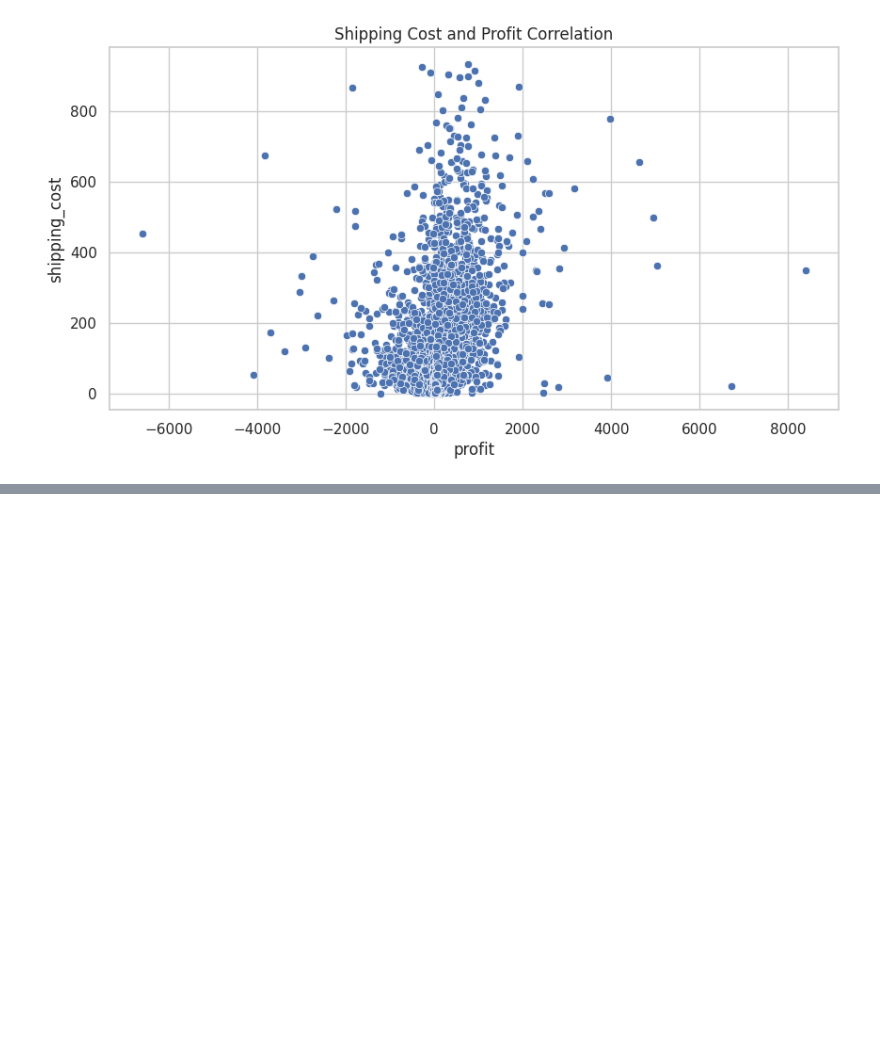
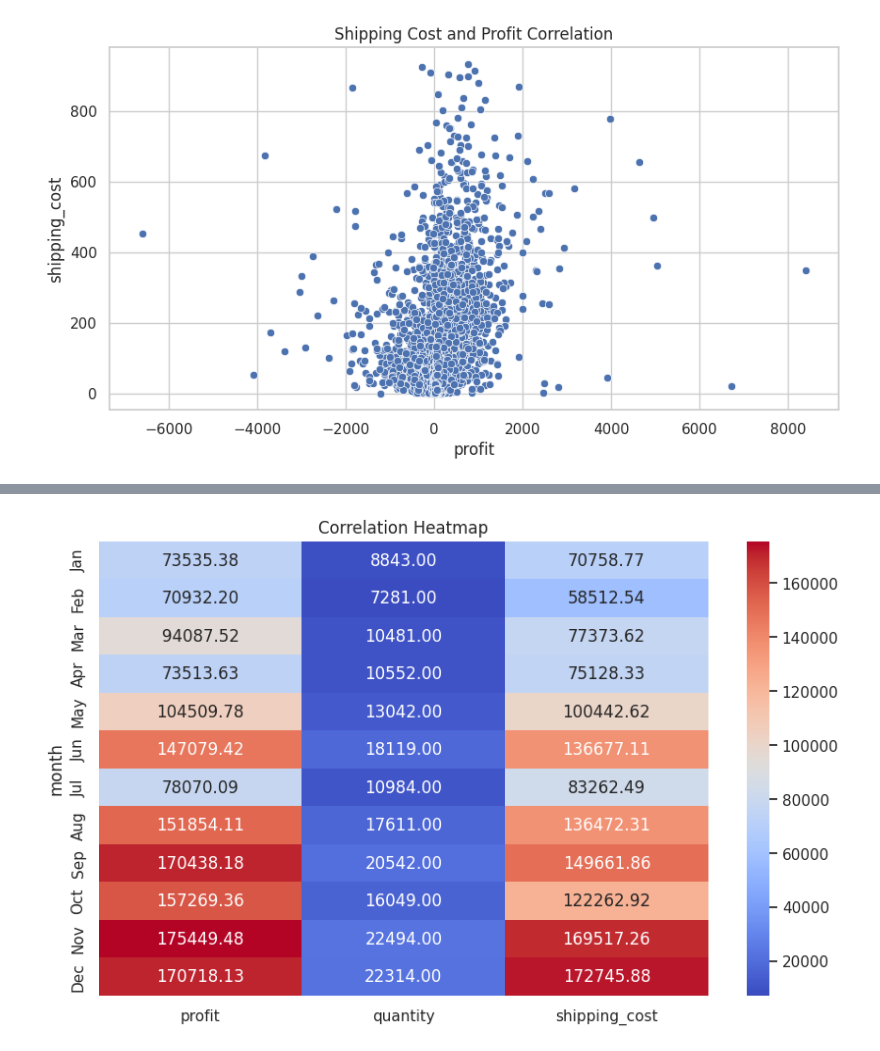
Before and after one commit to nwaruv/Projects, a Jupyter notebook: Global superstore analysis.ipynb, the cells around one changed output, grey strips where cells are left out. Saved outputs shown, nothing was run; the diff lists cells and outputs as text; code cells hidden in the pictures; blank space fills up the shorter version.

```diff
--- a/Global superstore analysis.ipynb
+++ b/Global superstore analysis.ipynb
@@ -500,0 +528,7 @@ plt.show()
+# %%
+heatdata = data.groupby('month')[['profit', 'quantity', 'shipping_cost']].sum().reset_index()
+order = ['Jan', 'Feb', 'Mar', 'Apr', 'May', 'Jun', 'Jul', 'Aug', 'Sep', 'Oct', 'Nov', 'Dec']
+heatdata['month'] = pd.Categorical(heatdata['month'], categories=order, ordered=True)
+heatdata = heatdata.sort_values('month')
+print("\nSorted heatdata:")
+print(heatdata)
@@ -501,3 +552,16 @@ plt.show()
+# %%
+df_pivot = heatdata.set_index('month')
+
+# Compute the correlation matrix
+correlation_matrix = df_pivot[['profit', 'quantity', 'shipping_cost']].corr()
+
+plt.figure(figsize=(10, 6))
+sns.heatmap(df_pivot, annot=True, cmap='coolwarm', fmt='.2f')
+
+plt.title('Correlation Heatmap')
+plt.show()
+# %% [output]
+[figure, added]
 # %% [markdown]
 <a style='text-decoration:none;line-height:16px;display:flex;color:#5B5B62;padding:10px;justify-content:end;' href='https://deepnote.com?utm_source=created-in-deepnote-cell&projectId=f021e8f8-71e0-42cd-8c7c-b202e6d52729' target="_blank">
 <img alt='Created in deepnote.com' style='display:inline;max-height:16px;margin:0px;margin-right:7.5px;' src='embedded-picture-1' > </img>
```
Also changed, not shown: parts of 7 cells of this notebook.
